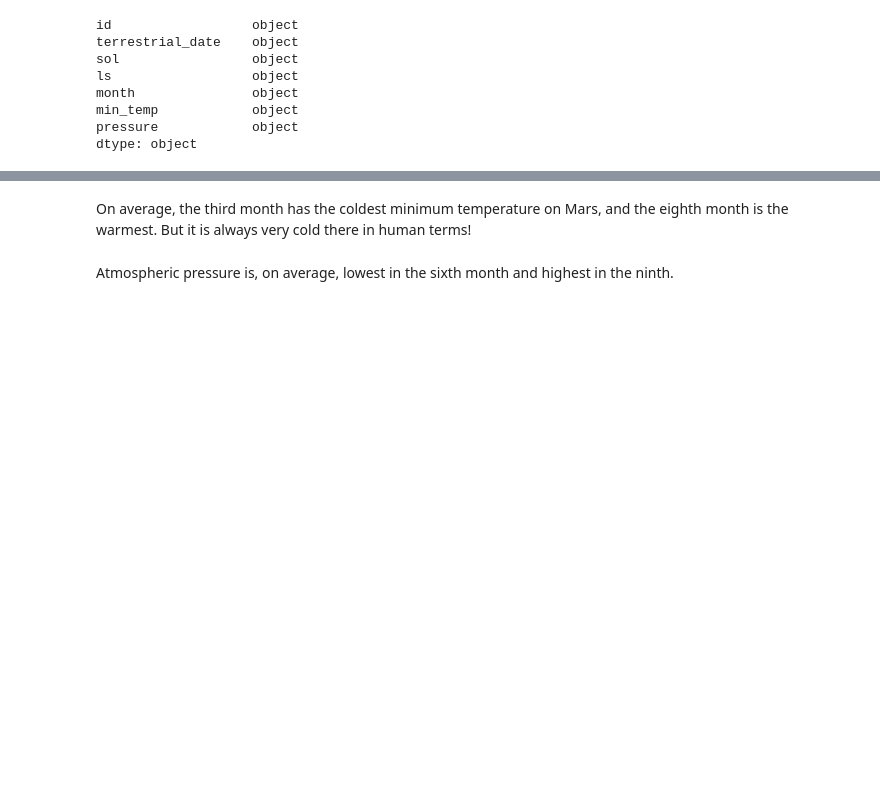
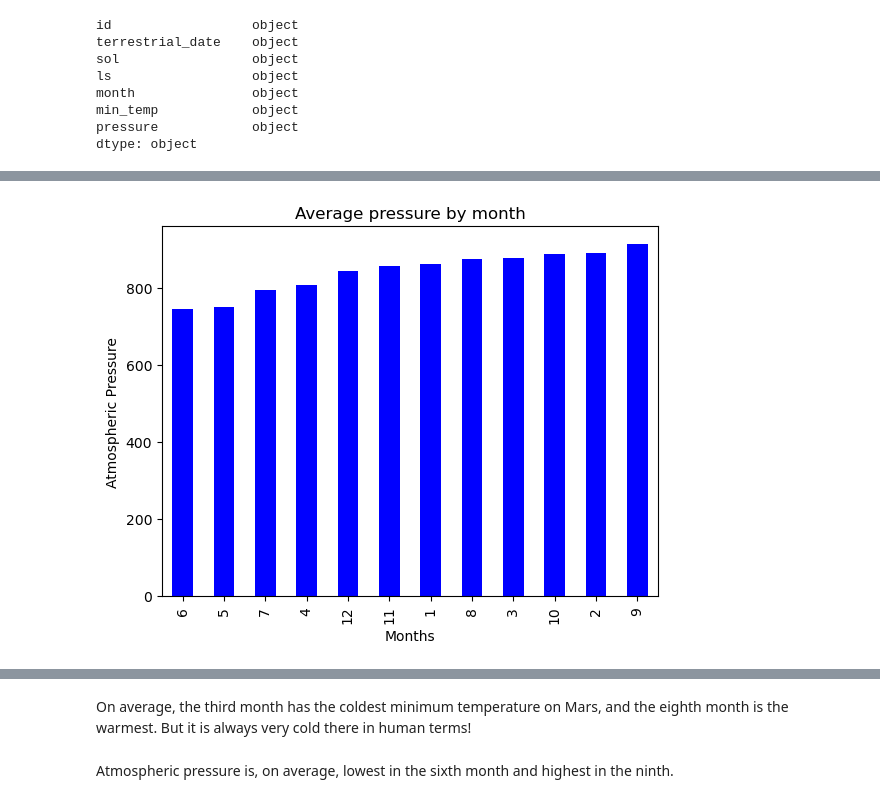
Before and after one commit to Ed2400/mars_weather, a Jupyter notebook: Mars_weather_challenge/part_2_mars_weather.ipynb, the cells around one changed output, grey strips where cells are left out. Cells and saved outputs as stored; diff of their text form; code cells hidden in the pictures; blank space fills up the shorter version.

```diff
--- a/Mars_weather_challenge/part_2_mars_weather.ipynb
+++ b/Mars_weather_challenge/part_2_mars_weather.ipynb
@@ -217,4 +228,7 @@ Name: min_temp, dtype: float64
 # %%
 # 4. Average pressure by Martian month
+pressure_avg=df.groupby(by=['month'])["pressure"].mean()
+pressure_avg_ascending= pressure_avg.sort_values(ascending=True)
+pressure_avg_ascending
 # %% [output]
 month
@@ -241,0 +248,13 @@ Name: pressure, dtype: float64
+# %%
+# Plot the average pressure by month
+pressure_avg_ascending.plot(kind='bar', x='month', y='pressure', color='blue', legend=False)
+
+# Adding labels and title
+plt.xlabel('Months')
+plt.ylabel('Atmospheric Pressure')
+plt.title('Average pressure by month')
+
+# Display the plot
+plt.show()
+# %% [output]
+[figure, added]
```
Also changed, not shown: parts of 19 cells of this notebook.
